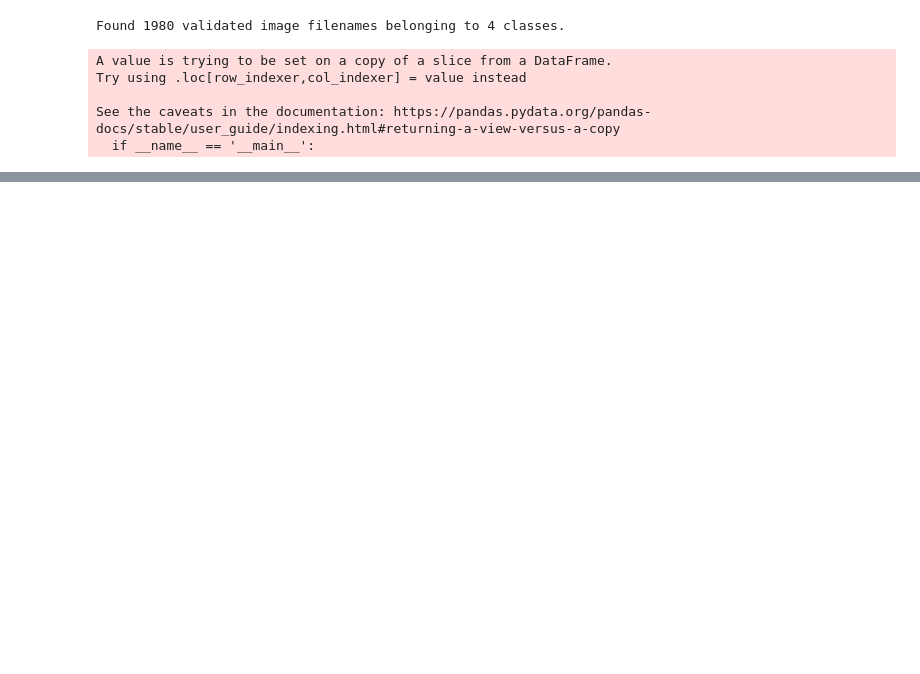
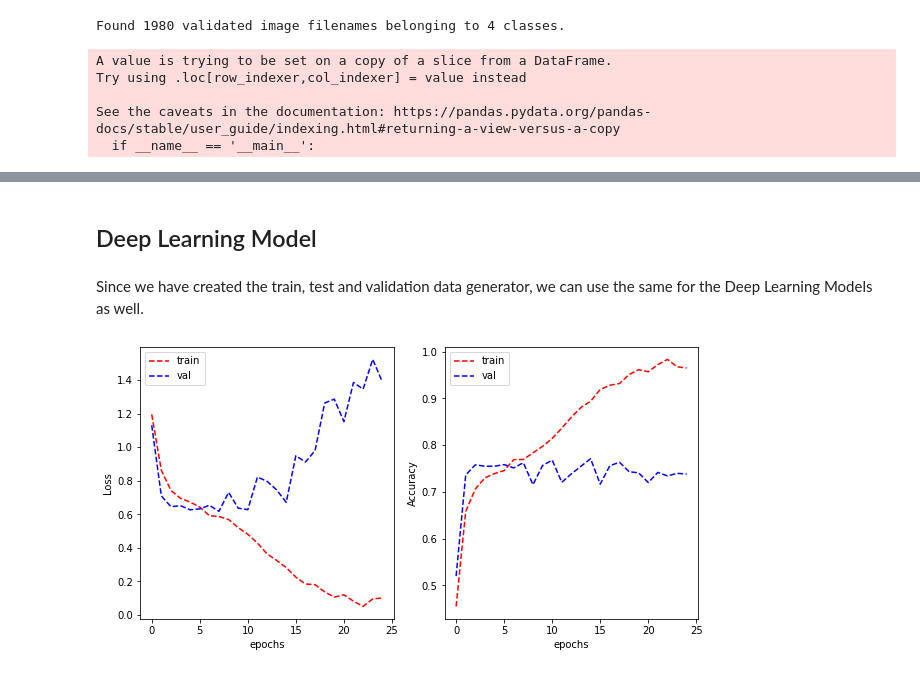
Before and after one commit to Iyer-Vijay/Image-Classification-Nuclei-Cancer-Cell, a Jupyter notebook: Assignment2.ipynb, the cells around one changed output, grey strips where cells are left out. Cells and saved outputs as stored; diff of their text form; code cells hidden in the pictures; blank space fills up the shorter version.

Commit message:
With Deep Learning Code

```diff
--- a/Assignment2.ipynb
+++ b/Assignment2.ipynb
@@ -271,0 +282,37 @@ for x,y in test_generator:
+# %% [markdown]
+## Deep Learning Model
+# %% [markdown]
+Since we have created the train, test and validation data generator, we can use the same for the Deep Learning Models as well.
+# %%
+model_VGG_1 = tf.keras.Sequential([
+    #VGG block 1
+    tf.keras.layers.Conv2D(27, (3, 3), activation='relu', padding='same', input_shape=(27, 27, 3)),
+    tf.keras.layers.Conv2D(27, (3, 3), activation='relu', padding='same'),
+    tf.keras.layers.MaxPooling2D((2, 2)),
+
+    #VGG block 2
+    tf.keras.layers.Conv2D(64, (3, 3), activation='relu', padding='same'),
+    tf.keras.layers.Conv2D(64, (3, 3), activation='relu', padding='same'),
+    tf.keras.layers.MaxPooling2D((2, 2)),
+
+    #VGG block 3
+    tf.keras.layers.Conv2D(128, (3, 3), activation='relu', padding='same'),
+    tf.keras.layers.Conv2D(128, (3, 3), activation='relu', padding='same'),
+    tf.keras.layers.MaxPooling2D((2, 2)),
+
+    tf.keras.layers.Flatten(),
+    tf.keras.layers.Dense(128, activation='relu'),
+    tf.keras.layers.Dense(OUTPUT_CLASSES),
+])
+# %%
+model_VGG_1.compile(optimizer='adam',
+              loss=tf.keras.losses.CategoricalCrossentropy(from_logits=True),
+              metrics=['categorical_accuracy'])
+# %%
+history_VGG_1 = model_VGG_1.fit_generator(train_generator, validation_data = validation_generator, epochs=25, verbose=0)
+# %%
+plot_learning_curve(history_VGG_1.history['loss'], history_VGG_1.history['val_loss'],
+                    history_VGG_1.history['categorical_accuracy'], history_VGG_1.history['val_categorical_accuracy'],
+                    metric_name='Accuracy')
+# %% [output]
+[figure, added]
```
Also changed, not shown: parts of 14 cells of this notebook.
